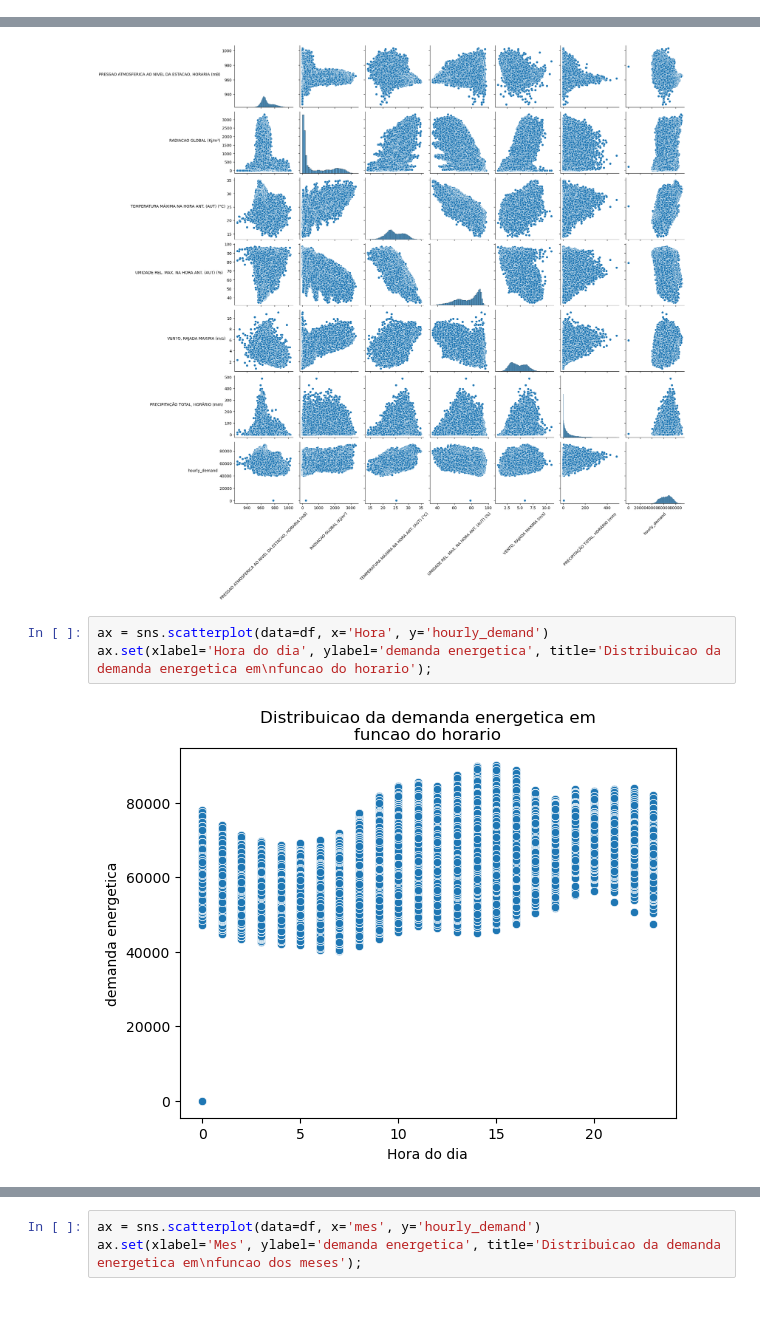
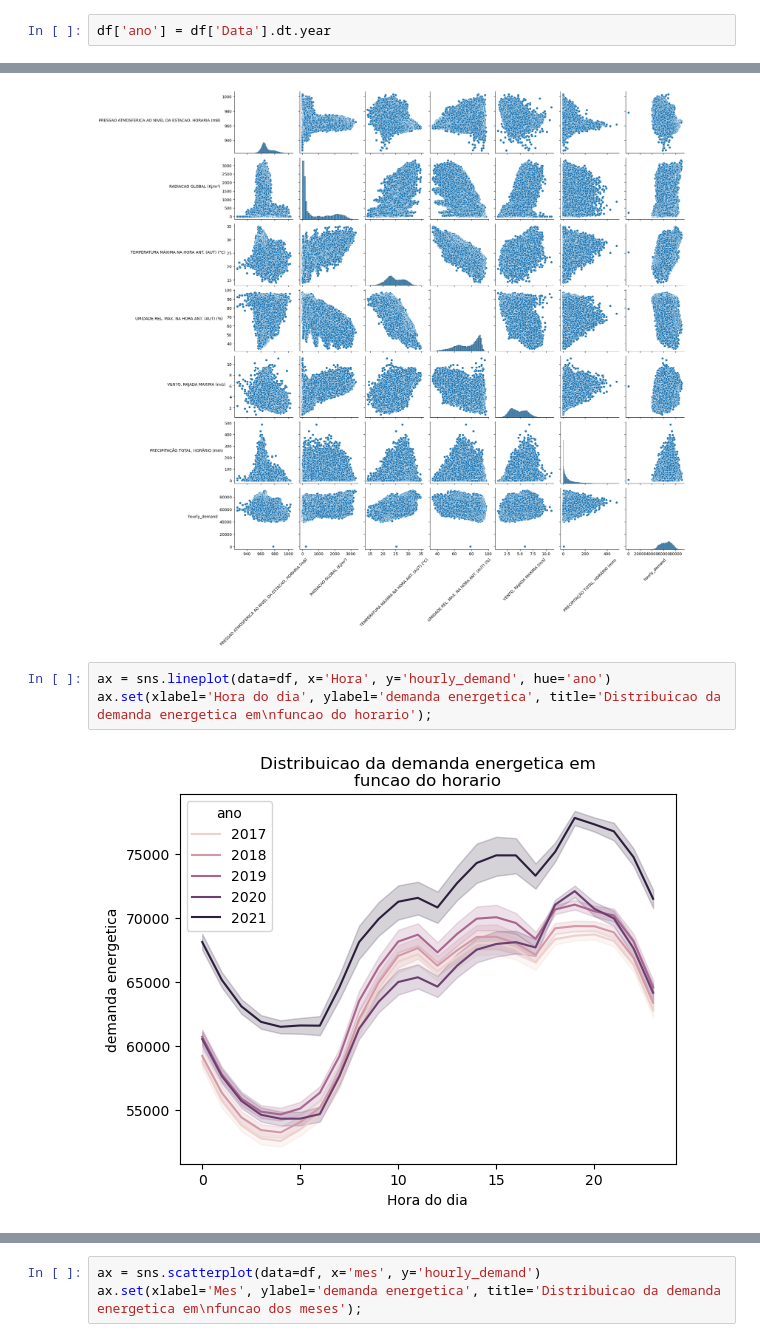
Before and after one commit to kauansacramento/energy-demand-forecast, a Jupyter notebook: energy_demand_forecast.ipynb, the cells around one changed output, grey strips where cells are left out. Cells and saved outputs as stored; diff of their text form; blank space fills up the shorter version.

Commit message:
add lineplot

```diff
--- a/energy_demand_forecast.ipynb
+++ b/energy_demand_forecast.ipynb
@@ -17,6 +17,8 @@ df = pd.read_csv('df_final.csv')
 df['Data'] = pd.to_datetime(df['Data'])
 # %%
 df['mes'] = df['Data'].dt.month
+# %%
+df['ano'] = df['Data'].dt.year
 # %% [markdown]
 ### Metrics distribution for each feature
 # %% [markdown]
@@ -55,7 +57,7 @@ for ax in g.axes.flatten():
 # %% [output]
 [figure]
 # %%
-ax = sns.scatterplot(data=df, x='Hora', y='hourly_demand')
+ax = sns.lineplot(data=df, x='Hora', y='hourly_demand', hue='ano')
 ax.set(xlabel='Hora do dia', ylabel='demanda energetica', title='Distribuicao da demanda energetica em\nfuncao do horario');
 # %% [output]
-[figure, old version]
+[figure, new version]
```
Also changed, not shown: parts of 1 cell of this notebook.
